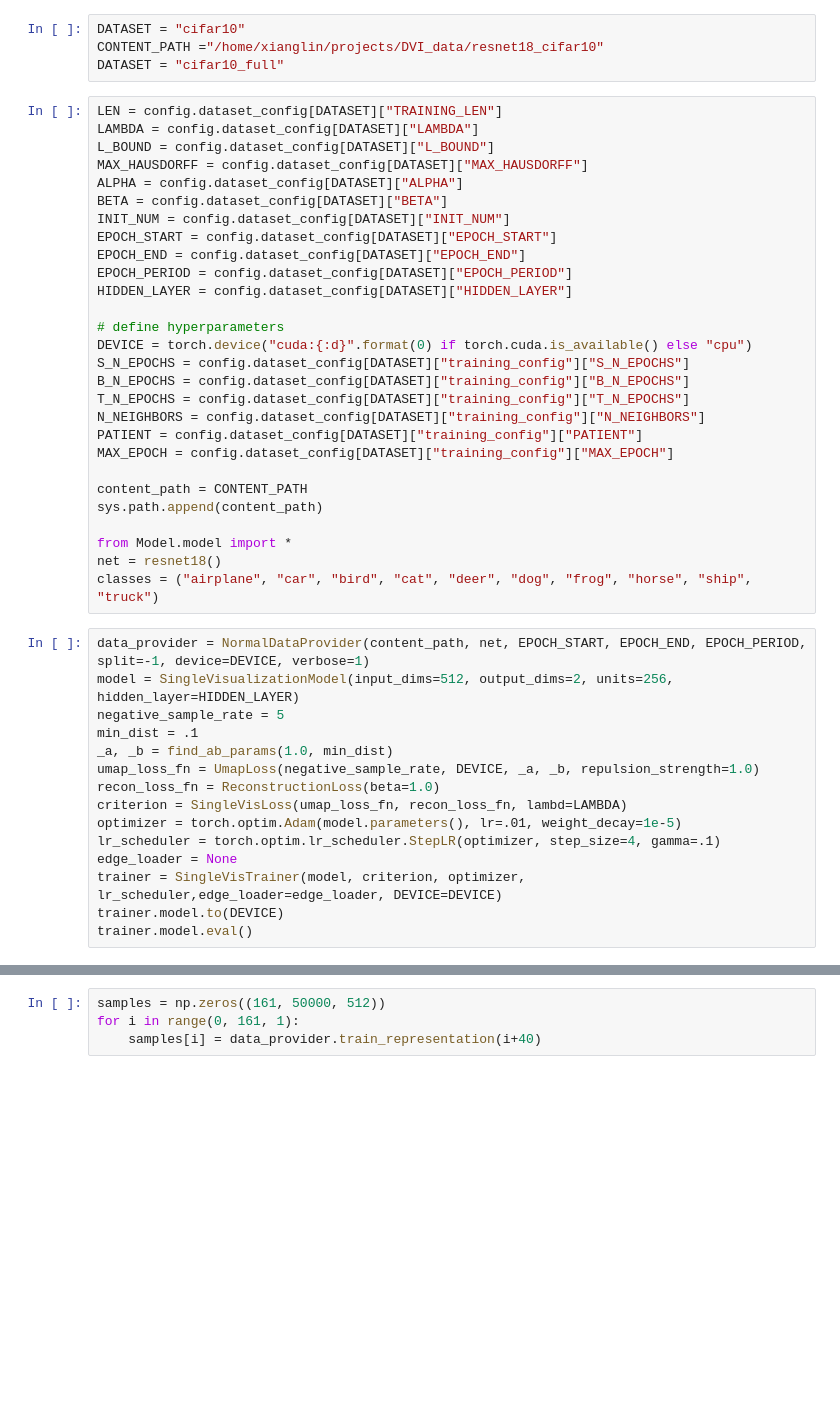
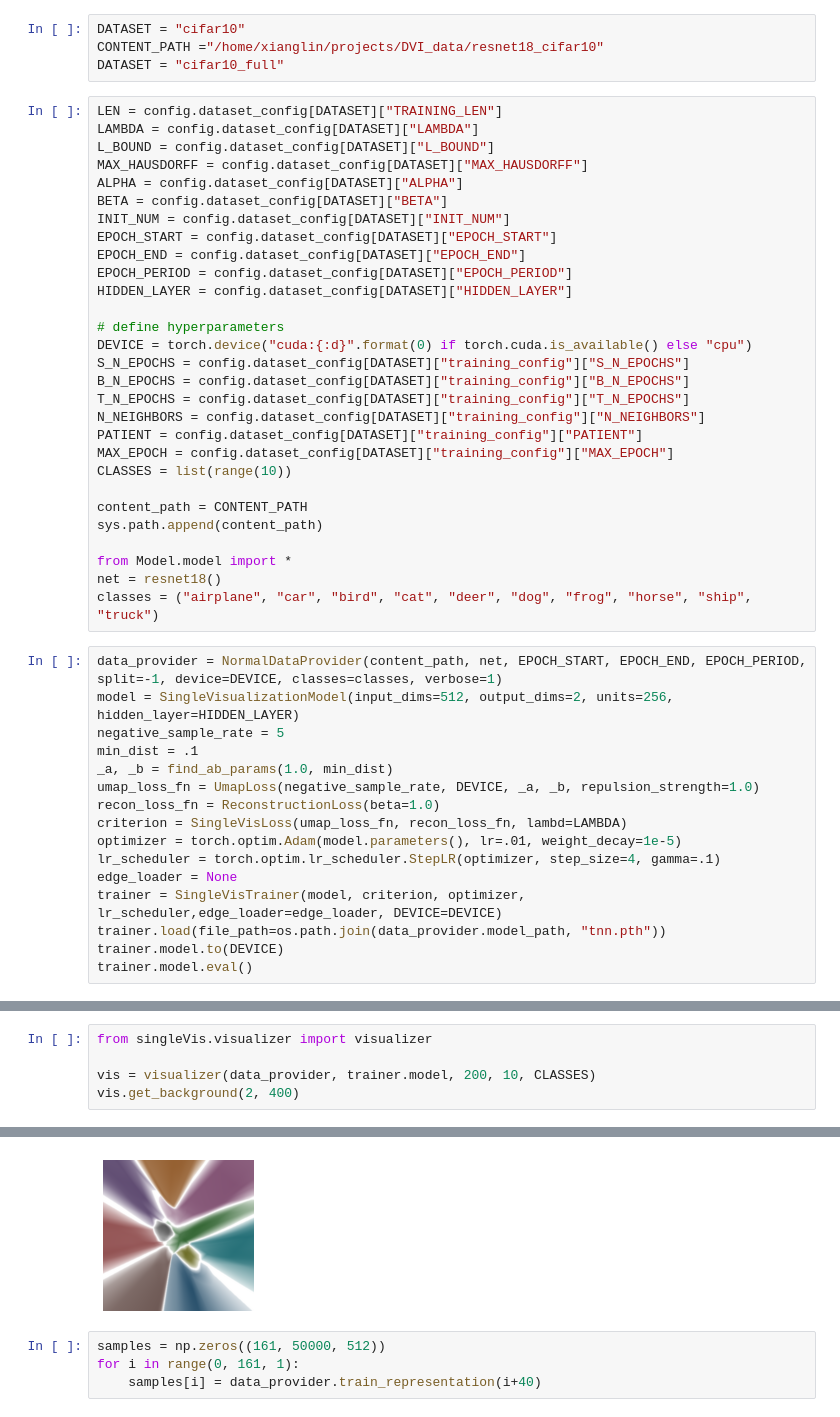
Before and after one commit to xianglinyang/DeepDebugger, a Jupyter notebook: helper.ipynb, the cells around one changed output, grey strips where cells are left out. Drawn from its saved outputs; the diff is of its cells as text; blank space fills up the shorter version.

Commit message:
noise data detection exp

```diff
--- a/helper.ipynb
+++ b/helper.ipynb
@@ -52,6 +56,7 @@ T_N_EPOCHS = config.dataset_config[DATASET]["training_config"]["T_N_EPOCHS"]
 N_NEIGHBORS = config.dataset_config[DATASET]["training_config"]["N_NEIGHBORS"]
 PATIENT = config.dataset_config[DATASET]["training_config"]["PATIENT"]
 MAX_EPOCH = config.dataset_config[DATASET]["training_config"]["MAX_EPOCH"]
+CLASSES = list(range(10))
 
 content_path = CONTENT_PATH
 sys.path.append(content_path)
@@ -60,7 +65,7 @@ from Model.model import *
 net = resnet18()
 classes = ("airplane", "car", "bird", "cat", "deer", "dog", "frog", "horse", "ship", "truck")
 # %%
-data_provider = NormalDataProvider(content_path, net, EPOCH_START, EPOCH_END, EPOCH_PERIOD, split=-1, device=DEVICE, verbose=1)
+data_provider = NormalDataProvider(content_path, net, EPOCH_START, EPOCH_END, EPOCH_PERIOD, split=-1, device=DEVICE, classes=classes, verbose=1)
 model = SingleVisualizationModel(input_dims=512, output_dims=2, units=256, hidden_layer=HIDDEN_LAYER)
 negative_sample_rate = 5
 min_dist = .1
@@ -72,6 +77,7 @@ optimizer = torch.optim.Adam(model.parameters(), lr=.01, weight_decay=1e-5)
 lr_scheduler = torch.optim.lr_scheduler.StepLR(optimizer, step_size=4, gamma=.1)
 edge_loader = None
 trainer = SingleVisTrainer(model, criterion, optimizer, lr_scheduler,edge_loader=edge_loader, DEVICE=DEVICE)
+trainer.load(file_path=os.path.join(data_provider.model_path, "tnn.pth"))
 trainer.model.to(DEVICE)
 trainer.model.eval()
 # %% [output]
@@ -93,3 +100,9 @@ SingleVisualizationModel(
     (10): Linear(in_features=256, out_features=512, bias=True)
   )
 )
+# %%
+from singleVis.visualizer import visualizer
+
+vis = visualizer(data_provider, trainer.model, 200, 10, CLASSES)
+vis.get_background(2, 400)
+# %% [output]
@@ -96,3 +110,4 @@ SingleVisualizationModel(
+[figure, added]
 # %%
 samples = np.zeros((161, 50000, 512))
 for i in range(0, 161, 1):
```
Also changed, not shown: parts of 35 cells of this notebook.
